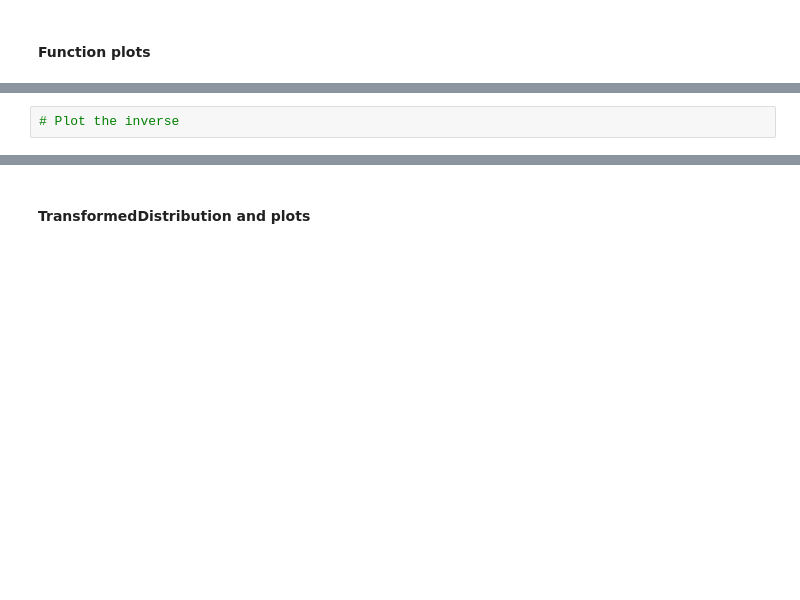
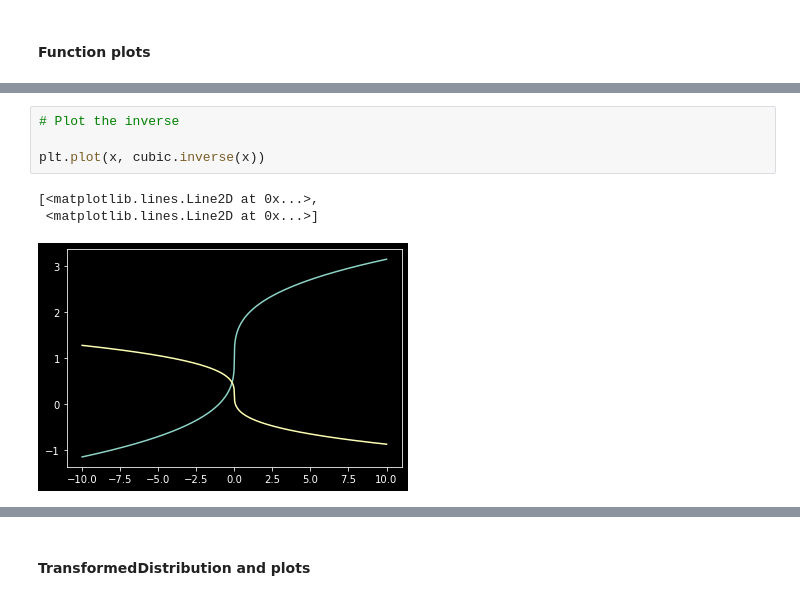
Before and after one commit to hjlgood/tensorflow_probability, a Jupyter notebook: 03_Coding Tutorial.ipynb, the cells around one changed output, grey strips where cells are left out. Drawn from its saved outputs; the diff is of its cells as text; blank space fills up the shorter version.

```diff
--- a/03_Coding Tutorial.ipynb
+++ b/03_Coding Tutorial.ipynb
@@ -381,4 +429,10 @@ x = np.linspace(-10, 10, 500).reshape(-1, 1)
 # %%
 # Plot the inverse
+
+plt.plot(x, cubic.inverse(x))
+# %% [output]
+[<matplotlib.lines.Line2D at 0x...>,
+ <matplotlib.lines.Line2D at 0x...>]
+[figure, added]
 # %%
 # Plot the forward log Jacobian determinant
```
Also changed, not shown: parts of 38 cells of this notebook.
